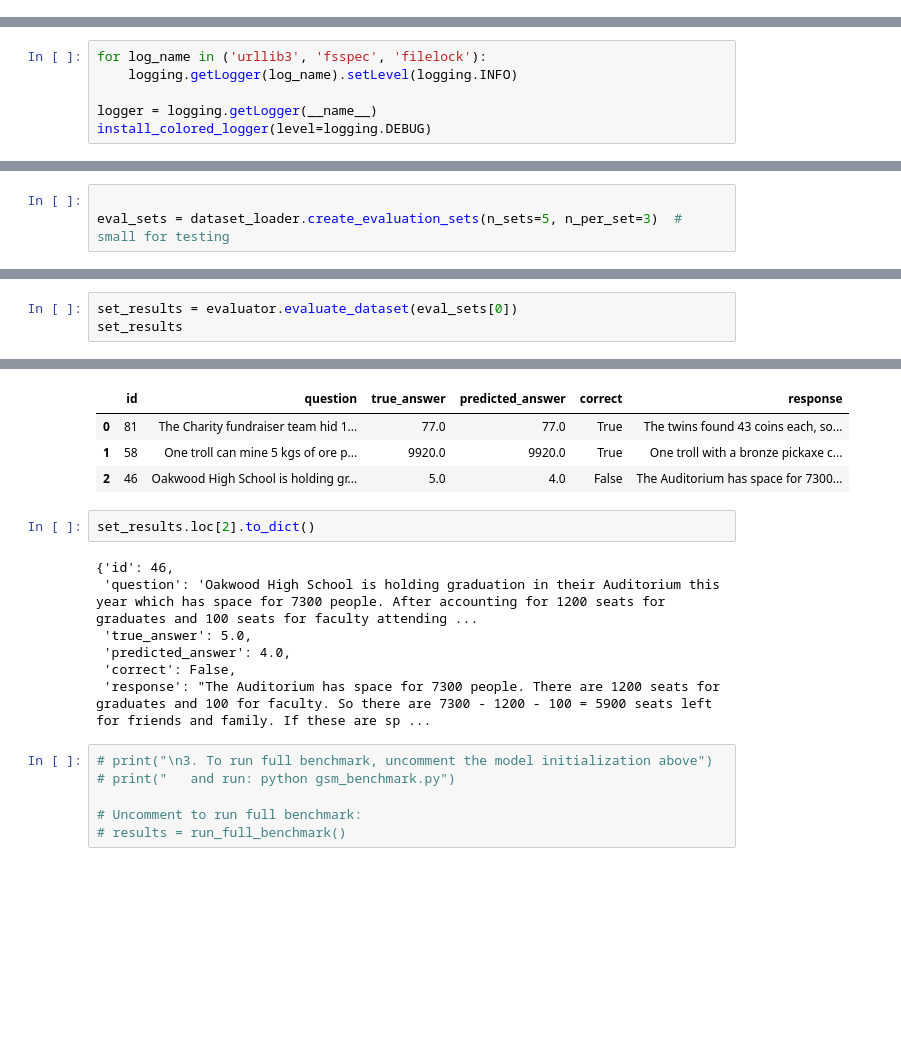
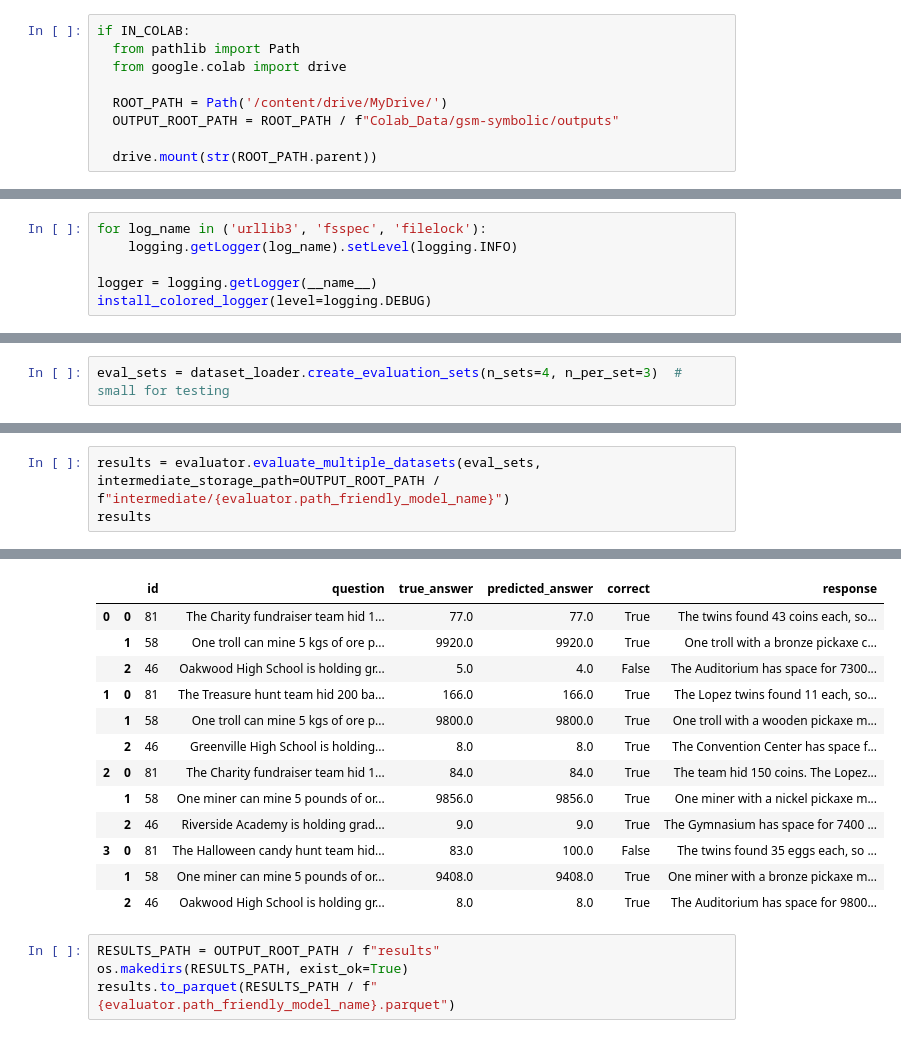
Before and after one commit to the-mysh/gsm-symbolic-benchmarking, a Jupyter notebook: notebooks/claude_reproduction.ipynb, the cells around one changed output, grey strips where cells are left out. Saved outputs shown, nothing was run; the diff lists cells and outputs as text; blank space fills up the shorter version.

Commit message:
Model evaluation, storing results

```diff
--- a/notebooks/claude_reproduction.ipynb
+++ b/notebooks/claude_reproduction.ipynb
@@ -12,0 +10,9 @@ In colab: True
+# %%
+if IN_COLAB:
+  from pathlib import Path
+  from google.colab import drive
+
+  ROOT_PATH = Path('/content/drive/MyDrive/')
+  OUTPUT_ROOT_PATH = ROOT_PATH / f"Colab_Data/gsm-symbolic/outputs"
+
+  drive.mount(str(ROOT_PATH.parent))
@@ -75,4 +89,3 @@ gsm_benchmarker.dataset_wrapper [INFO] 2025-10-16 10:40:17: Loaded 5000 examples
 # %%
-
-eval_sets = dataset_loader.create_evaluation_sets(n_sets=5, n_per_set=3)  # small for testing
+eval_sets = dataset_loader.create_evaluation_sets(n_sets=4, n_per_set=3)  # small for testing
 # %% [output]
@@ -148,6 +162,6 @@ A: Let's think step by step. Olivia had 23 dollars. 5 bagels for 3 dollars each
 Q: The Charity fundraiser team hid 180 coins. The Lopez twins each found 43 coins. All the other coins except 17 were found by their friends. How many coins did the friends find?
 A: Let's think step by step.
 # %%
-set_results = evaluator.evaluate_dataset(eval_sets[0])
-set_results
+results = evaluator.evaluate_multiple_datasets(eval_sets, intermediate_storage_path=OUTPUT_ROOT_PATH / f"intermediate/{evaluator.path_friendly_model_name}")
+results
 # %% [output]
@@ -154,19 +175,17 @@ set_results
-|  | id | question | true_answer | predicted_answer | correct | response |
-| 0 | 81 | The Charity fundraiser team hid 1... | 77.0 | 77.0 | True | The twins found 43 coins each, so... |
-| 1 | 58 | One troll can mine 5 kgs of ore p... | 9920.0 | 9920.0 | True | One troll with a bronze pickaxe c... |
-| 2 | 46 | Oakwood High School is holding gr... | 5.0 | 4.0 | False | The Auditorium has space for 7300... |
+|  |  | id | question | true_answer | predicted_answer | correct | response |
+| 0 | 0 | 81 | The Charity fundraiser team hid 1... | 77.0 | 77.0 | True | The twins found 43 coins each, so... |
+|  | 1 | 58 | One troll can mine 5 kgs of ore p... | 9920.0 | 9920.0 | True | One troll with a bronze pickaxe c... |
+|  | 2 | 46 | Oakwood High School is holding gr... | 5.0 | 4.0 | False | The Auditorium has space for 7300... |
+| 1 | 0 | 81 | The Treasure hunt team hid 200 ba... | 166.0 | 166.0 | True | The Lopez twins found 11 each, so... |
+|  | 1 | 58 | One troll can mine 5 kgs of ore p... | 9800.0 | 9800.0 | True | One troll with a wooden pickaxe m... |
+|  | 2 | 46 | Greenville High School is holding... | 8.0 | 8.0 | True | The Convention Center has space f... |
+| 2 | 0 | 81 | The Charity fundraiser team hid 1... | 84.0 | 84.0 | True | The team hid 150 coins. The Lopez... |
+|  | 1 | 58 | One miner can mine 5 pounds of or... | 9856.0 | 9856.0 | True | One miner with a nickel pickaxe m... |
+|  | 2 | 46 | Riverside Academy is holding grad... | 9.0 | 9.0 | True | The Gymnasium has space for 7400 ... |
+| 3 | 0 | 81 | The Halloween candy hunt team hid... | 83.0 | 100.0 | False | The twins found 35 eggs each, so ... |
+|  | 1 | 58 | One miner can mine 5 pounds of or... | 9408.0 | 9408.0 | True | One miner with a bronze pickaxe m... |
+|  | 2 | 46 | Oakwood High School is holding gr... | 8.0 | 8.0 | True | The Auditorium has space for 9800... |
-# %%
-set_results.loc[2].to_dict()
-# %% [output]
-{'id': 46,
- 'question': 'Oakwood High School is holding graduation in their Auditorium this year which has space for 7300 people. After accounting for 1200 seats for graduates and 100 seats for faculty attending ...
- 'true_answer': 5.0,
- 'predicted_answer': 4.0,
- 'correct': False,
- 'response': "The Auditorium has space for 7300 people. There are 1200 seats for graduates and 100 for faculty. So there are 7300 - 1200 - 100 = 5900 seats left for friends and family. If these are sp ...
-# %%
-# print("\n3. To run full benchmark, uncomment the model initialization above")
-# print("   and run: python gsm_benchmark.py")
-
-# Uncomment to run full benchmark:
-# results = run_full_benchmark()
+# %%
+RESULTS_PATH = OUTPUT_ROOT_PATH / f"results"
+os.makedirs(RESULTS_PATH, exist_ok=True)
+results.to_parquet(RESULTS_PATH / f"{evaluator.path_friendly_model_name}.parquet")
```
Also changed, not shown: parts of 11 cells of this notebook.
